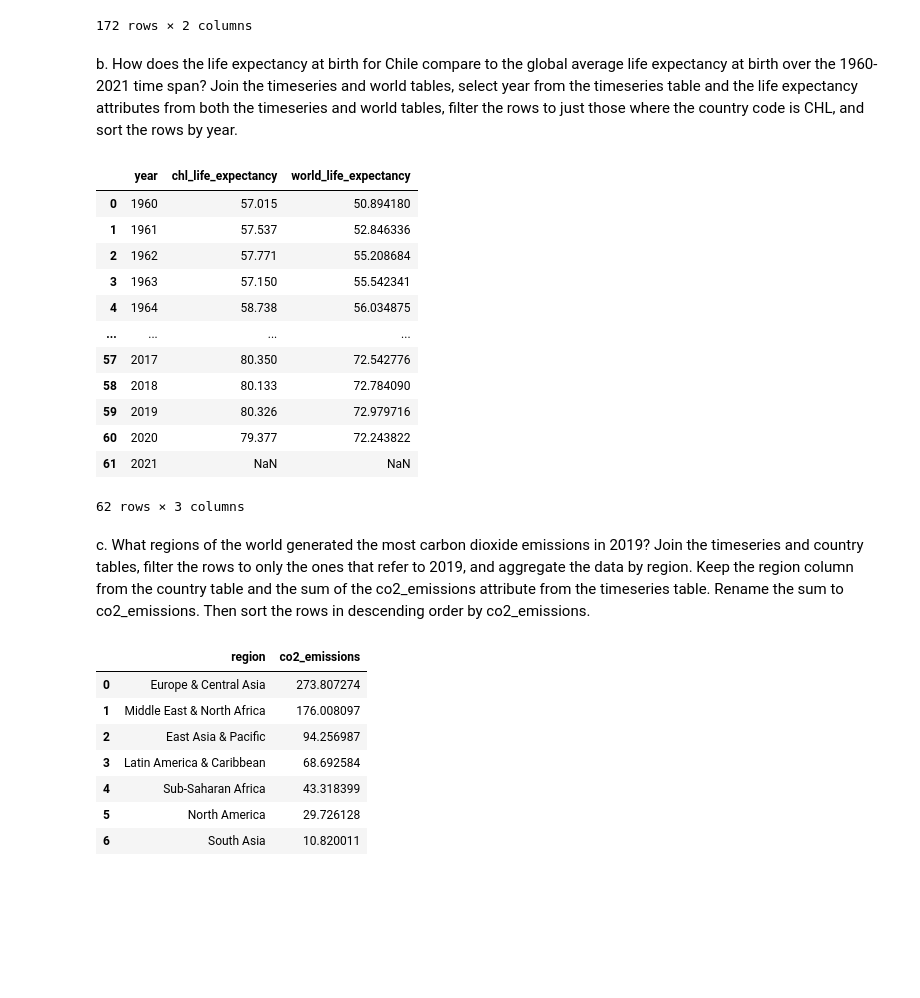
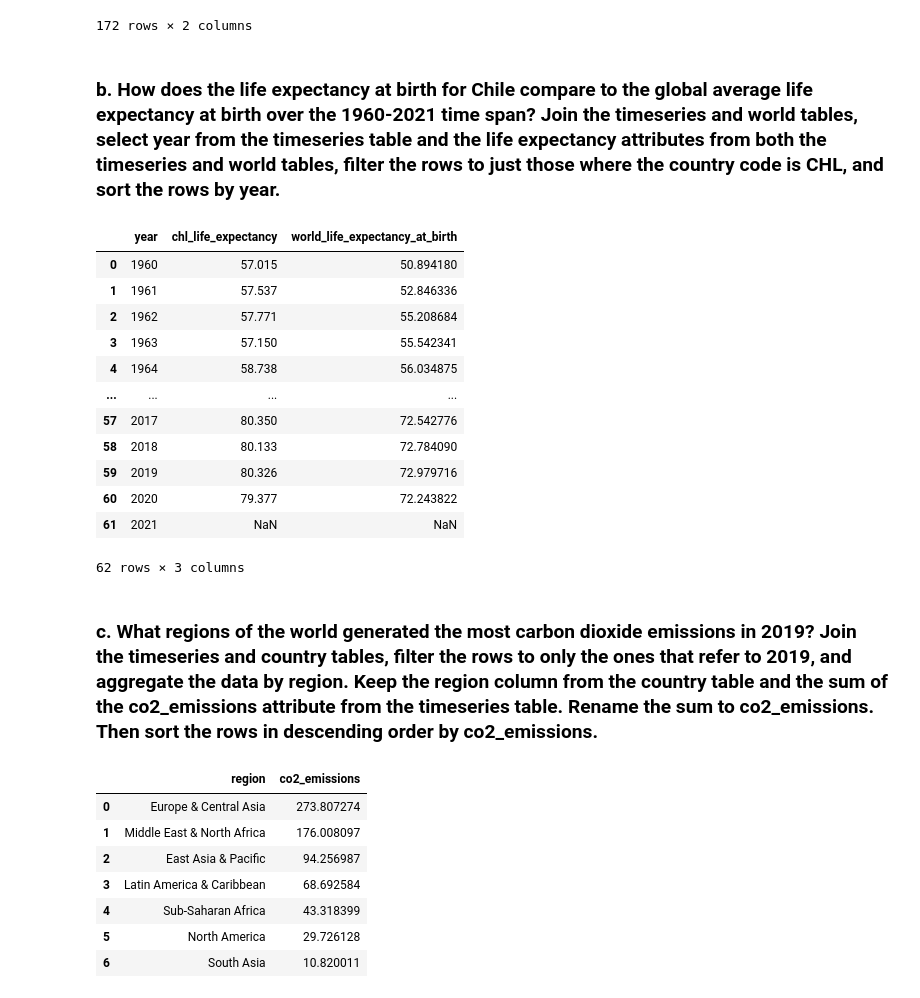
Before and after one commit to eanelson01/Lab3, a Jupyter notebook: lab3_notebook.ipynb, the cells around one changed output. Cells and saved outputs as stored; diff of their text form; code cells hidden in the pictures; blank space fills up the shorter version.

```diff
--- a/lab3_notebook.ipynb
+++ b/lab3_notebook.ipynb
@@ -322,4 +327,4 @@ replace_map = {
 # 'EG.CFT.ACCS.ZS'. Use the replace_map dictionary, defined below, to recode all
 # of these values with more descriptive names for each feature.
 
-wb.replace({'feature': replace_map}, inplace = True)
+wb = wb.replace({'feature': replace_map})
@@ -352,9 +351,9 @@ wb
 wb = pd.melt(wb, ['country_code', 'country_name_wb', 'feature'], [str(x) for x in all_cols if (x[:2] == '19' or x[:2] == '20')])
 # %%
-wb.rename({'variable': 'year'},
-         axis = 1,
-         inplace = True)
-wb.head()
+# rename variable to year
+wb = wb.rename({'variable': 'year'},
+         axis = 1)
+wb
 # %% [output]
 |  | country_code | country_name_wb | feature | year | value |
 | 0 | WLD | World | access_to_clean_fuels_and_technol... | 1960 | NaN |
@@ -475,3 +488,12 @@ world
 | 11905 | 2021 | 71.331487 | 91.413941 | 36.841665 | 4.304093 | ... |
 | 11906 | 2022 | NaN | NaN | NaN | 4.329327 | ... |
 63 rows × 72 columns
+# %%
+# Finally, with the exception of the year column, rename all columns in the world dataset by adding "world_" in front of the
+# column name.
+
+col_names = world.columns
+new_col_names = ['world_' + x for x in col_names[1:]]
+world.columns = ['year'] + new_col_names
+
+world
@@ -836,26 +1076,22 @@ pd.read_sql_query(myquery, con = engine)
 | 171 | Saudi Arabia | 0.016 |
 172 rows × 2 columns
 # %% [markdown]
-b. How does the life expectancy at birth for Chile compare to the global average life
-expectancy at birth over the 1960-2021 time span? Join the timeseries and world tables,
-select year from the timeseries table and the life expectancy attributes from both the
-timeseries and world tables, filter the rows to just those where the country code is CHL,
-and sort the rows by year.
+### b. How does the life expectancy at birth for Chile compare to the global average life expectancy at birth over the 1960-2021 time span? Join the timeseries and world tables, select year from the timeseries table and the life expectancy attributes from both the timeseries and world tables, filter the rows to just those where the country code is CHL, and sort the rows by year.
 # %%
 myquery = '''
 SELECT t.year,
         t.life_expectancy_at_birth as chl_life_expectancy,
-        w.life_expectancy_at_birth as world_life_expectancy
+        w.world_life_expectancy_at_birth
 FROM timeseries t
 INNER JOIN world w
     ON t.year = w.year
 WHERE t.country_code = 'CHL'
 ORDER BY t.year
     ASC
 '''
 pd.read_sql_query(myquery, con = engine)
 # %% [output]
-|  | year | chl_life_expectancy | world_life_expectancy |
+|  | year | chl_life_expectancy | world_life_expectancy_at_birth |
 | 0 | 1960 | 57.015 | 50.894180 |
 | 1 | 1961 | 57.537 | 52.846336 |
 | 2 | 1962 | 57.771 | 55.208684 |
@@ -869,11 +1105,7 @@ pd.read_sql_query(myquery, con = engine)
 | 61 | 2021 | NaN | NaN |
 62 rows × 3 columns
 # %% [markdown]
-c. What regions of the world generated the most carbon dioxide emissions in 2019? Join
-the timeseries and country tables, filter the rows to only the ones that refer to 2019, and
-aggregate the data by region. Keep the region column from the country table and the
-sum of the co2_emissions attribute from the timeseries table. Rename the sum to
-co2_emissions. Then sort the rows in descending order by co2_emissions.
+### c. What regions of the world generated the most carbon dioxide emissions in 2019? Join the timeseries and country tables, filter the rows to only the ones that refer to 2019, and aggregate the data by region. Keep the region column from the country table and the sum of the co2_emissions attribute from the timeseries table. Rename the sum to co2_emissions. Then sort the rows in descending order by co2_emissions.
 # %%
 myquery = '''
 SELECT c.region,
```
Also changed, not shown: parts of 58 cells of this notebook, 1 other file.
